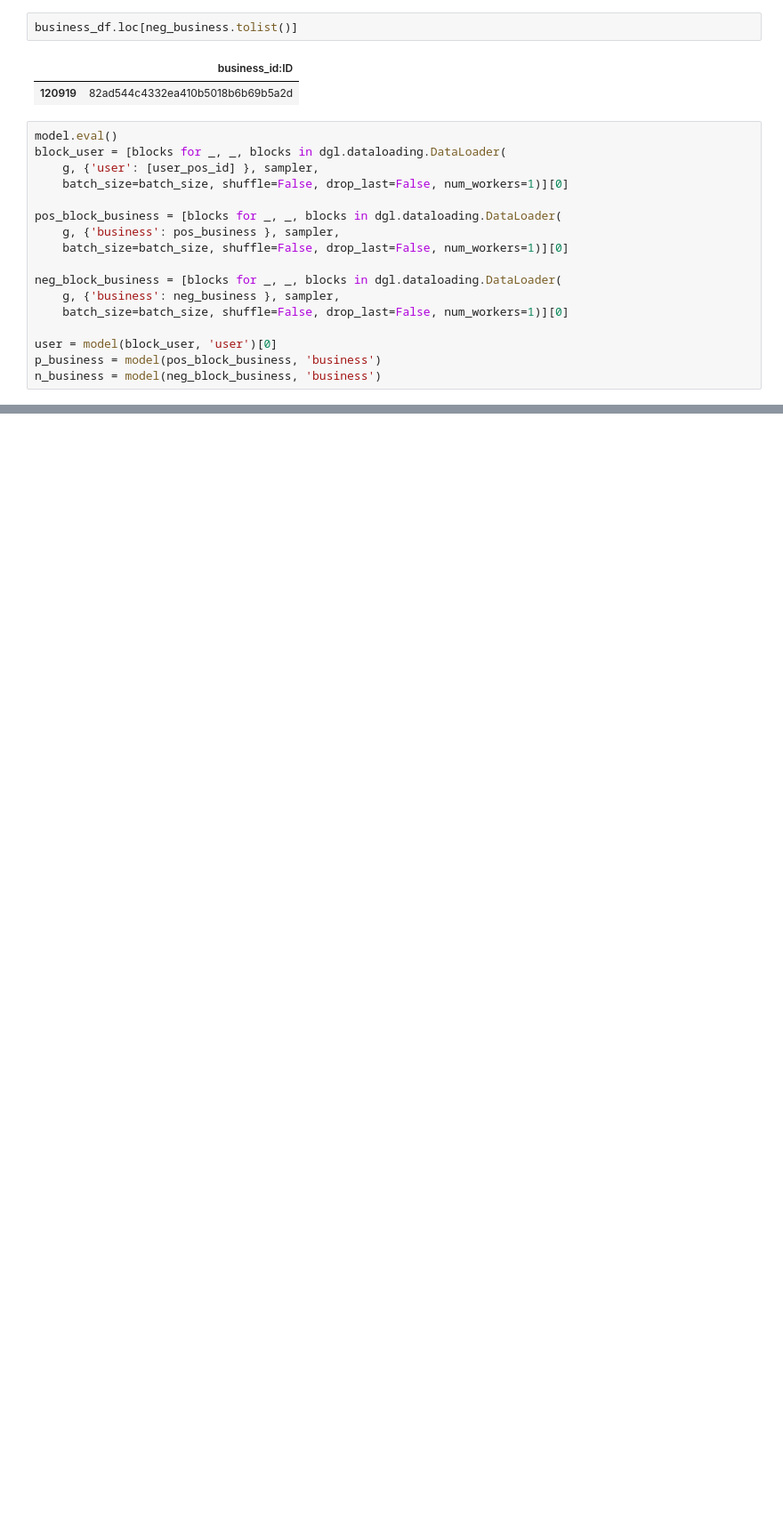
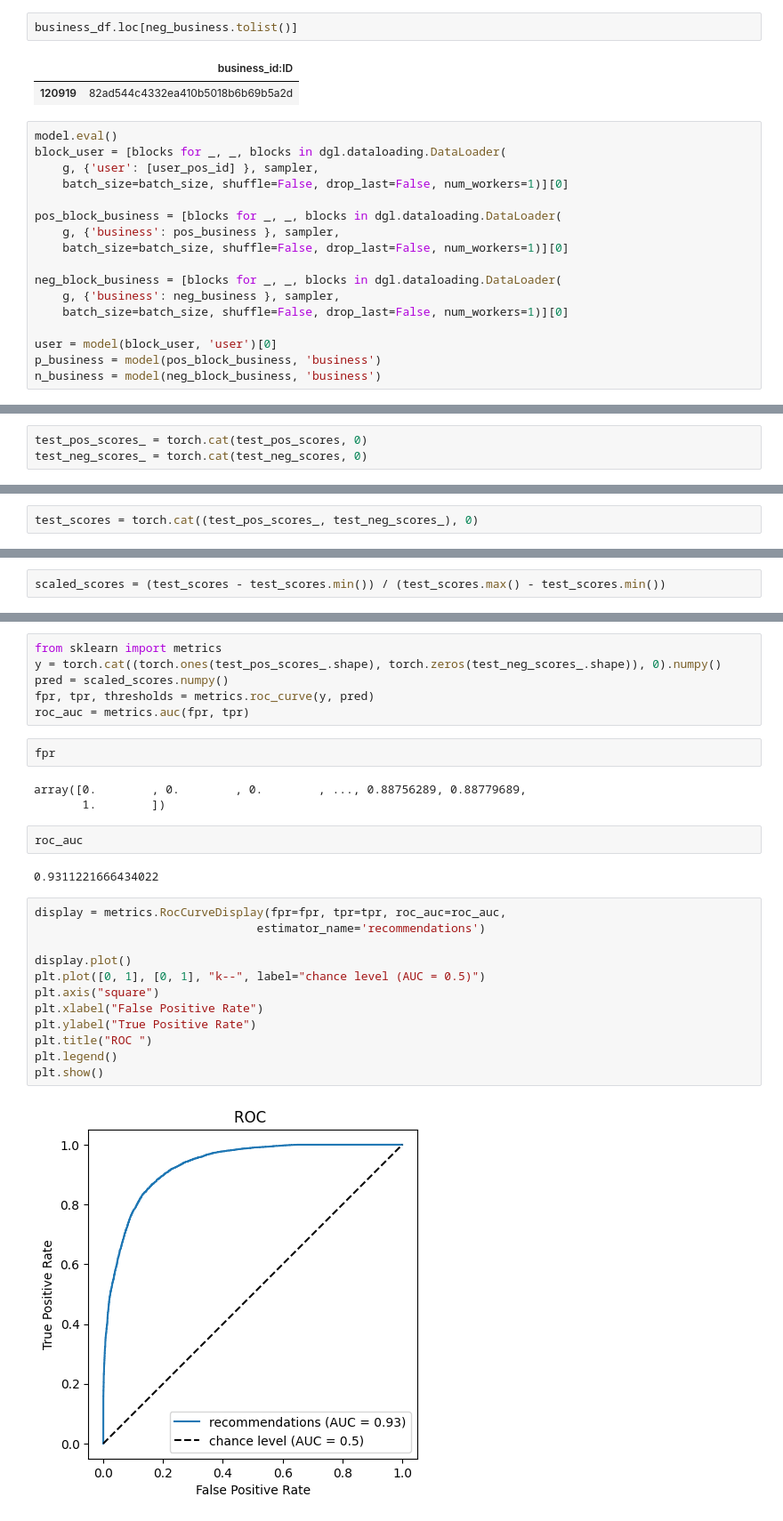
Before and after one commit to larusba/kgc-2023-yelp-gnn, a Jupyter notebook: 5_training.ipynb, the cells around one changed output, grey strips where cells are left out. Shown at 89% size. Cells and saved outputs as stored; diff of their text form; blank space fills up the shorter version.

Commit message:
adds auc metric on test

```diff
--- a/5_training.ipynb
+++ b/5_training.ipynb
@@ -239,0 +273,3 @@ tensor(0.5402, grad_fn=<SqueezeBackward0>)
+# %%
+test_pos_scores_ = torch.cat(test_pos_scores, 0)
+test_neg_scores_ = torch.cat(test_neg_scores, 0)
@@ -239,0 +282,2 @@ tensor(0.5402, grad_fn=<SqueezeBackward0>)
+# %%
+test_scores = torch.cat((test_pos_scores_, test_neg_scores_), 0)
@@ -239,0 +288,2 @@ tensor(0.5402, grad_fn=<SqueezeBackward0>)
+# %%
+scaled_scores = (test_scores - test_scores.min()) / (test_scores.max() - test_scores.min())
@@ -239,0 +302,29 @@ tensor(0.5402, grad_fn=<SqueezeBackward0>)
+# %%
+from sklearn import metrics
+y = torch.cat((torch.ones(test_pos_scores_.shape), torch.zeros(test_neg_scores_.shape)), 0).numpy()
+pred = scaled_scores.numpy()
+fpr, tpr, thresholds = metrics.roc_curve(y, pred)
+roc_auc = metrics.auc(fpr, tpr)
+# %%
+fpr
+# %% [output]
+array([0.        , 0.        , 0.        , ..., 0.88756289, 0.88779689,
+       1.        ])
+# %%
+roc_auc
+# %% [output]
+0.9311221666434022
+# %%
+display = metrics.RocCurveDisplay(fpr=fpr, tpr=tpr, roc_auc=roc_auc,
+                                estimator_name='recommendations')
+
+display.plot()
+plt.plot([0, 1], [0, 1], "k--", label="chance level (AUC = 0.5)")
+plt.axis("square")
+plt.xlabel("False Positive Rate")
+plt.ylabel("True Positive Rate")
+plt.title("ROC ")
+plt.legend()
+plt.show()
+# %% [output]
+[figure, added]
```
Also changed, not shown: parts of 14 cells of this notebook.
